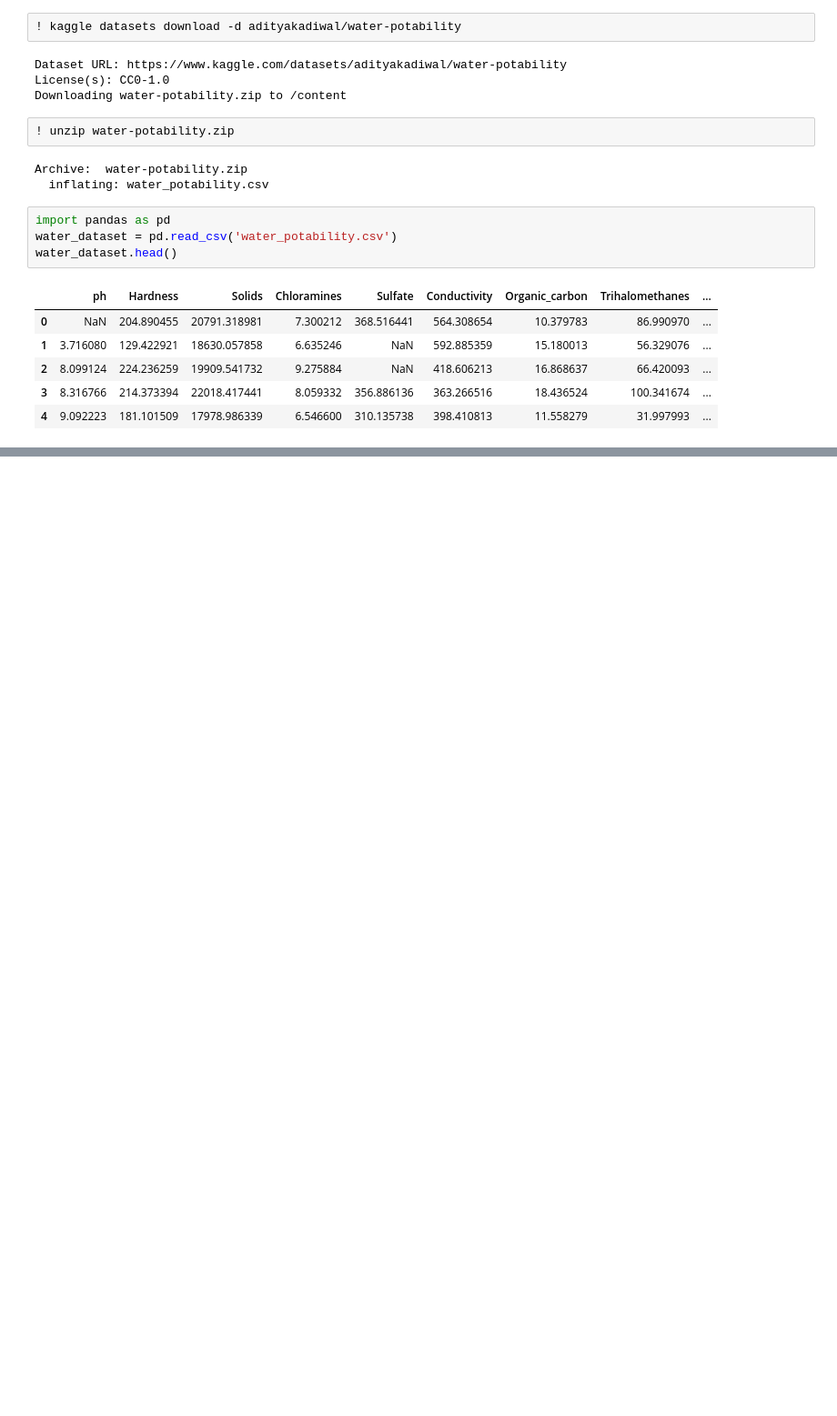
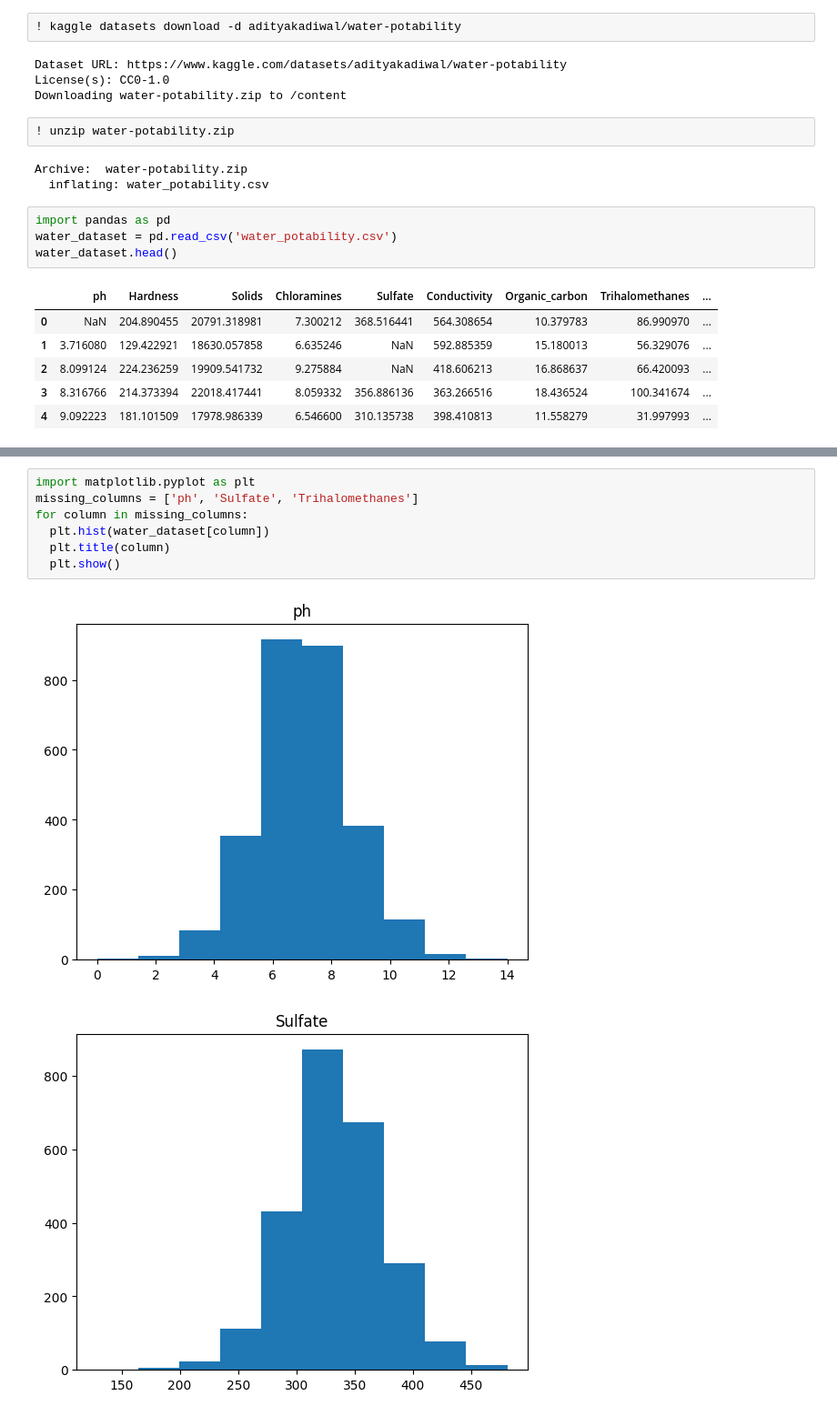
Before and after one commit to Sukriti-124/aqua-safe, a Jupyter notebook: aqua_safe.ipynb, the cells around one changed output, grey strips where cells are left out. Shown at 91% size. Cells and saved outputs as stored; diff of their text form; blank space fills up the shorter version.

Commit message:
Dataset exploration

```diff
--- a/aqua_safe.ipynb
+++ b/aqua_safe.ipynb
@@ -43,0 +96,10 @@ water_dataset.head()
+# %%
+import matplotlib.pyplot as plt
+missing_columns = ['ph', 'Sulfate', 'Trihalomethanes']
+for column in missing_columns:
+  plt.hist(water_dataset[column])
+  plt.title(column)
+  plt.show()
+# %% [output]
+[figure, added]
+[figure, added]
```
Also changed, not shown: parts of 13 cells of this notebook.
